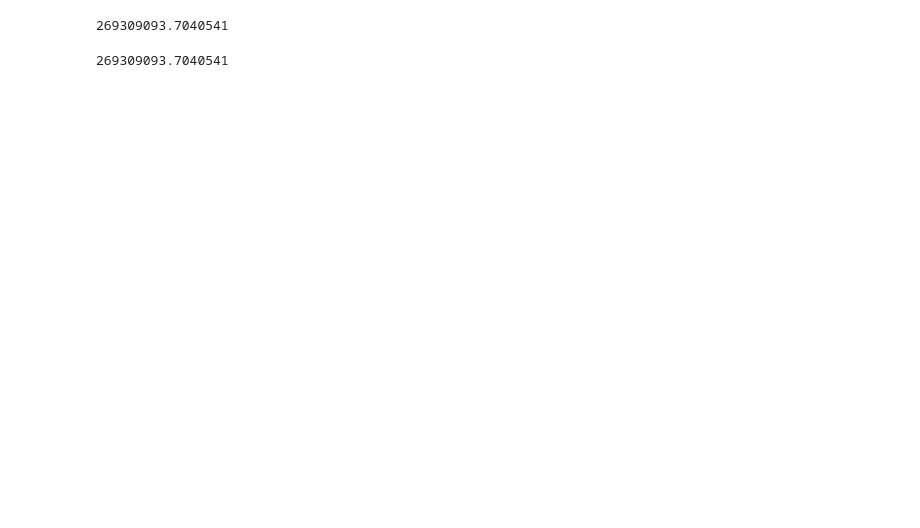
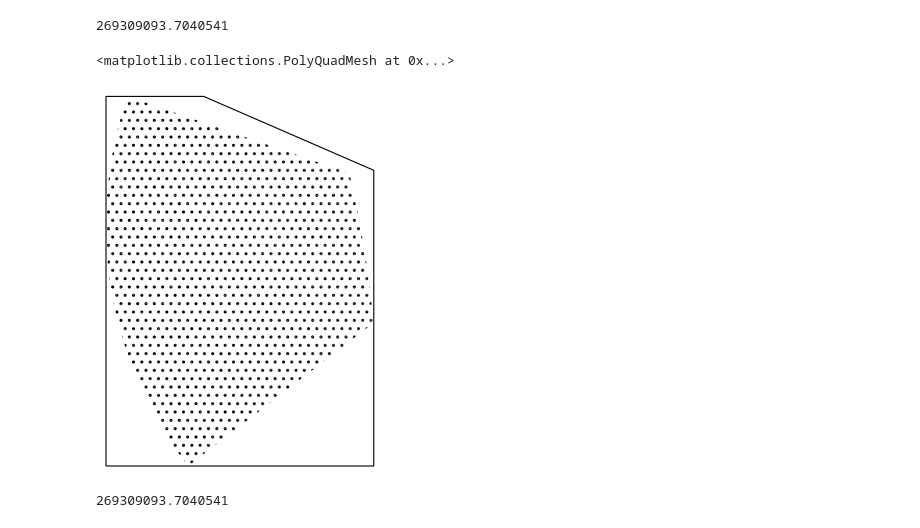
Before and after one commit to MaceKuailv/lagrangian_budget_plot, a Jupyter notebook: contribution_map.ipynb, the cells around one changed output. Cells and saved outputs as stored; diff of their text form; code cells hidden in the pictures; blank space fills up the shorter version.

```diff
--- a/contribution_map.ipynb
+++ b/contribution_map.ipynb
@@ -55,0 +63,8 @@ xg[7][discontinue_face_7 ]+=360
+# %%
+fc = 7
+ax = plt.axes(projection = projection)
+plt.pcolor(xg[fc],yg[fc],zm[fc],hatch='..',alpha = 0.,transform = ccrs.PlateCarree(),zorder = 5)
+# plt.colorbar()
+# %% [output]
+<matplotlib.collections.PolyQuadMesh at 0x...>
+[figure, new version]
```
Also changed, not shown: parts of 12 cells of this notebook, 4 other files.
